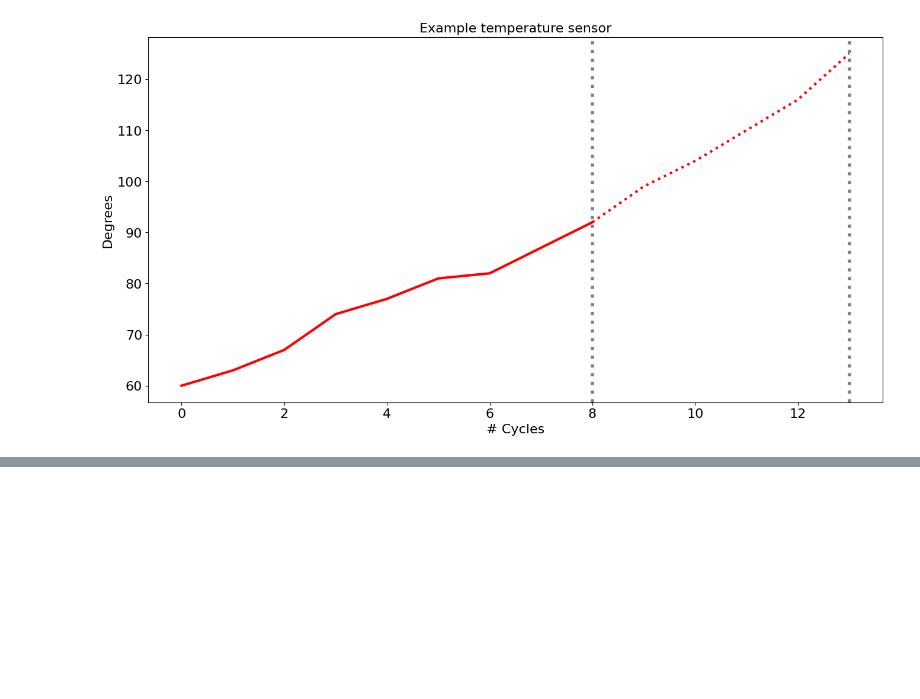
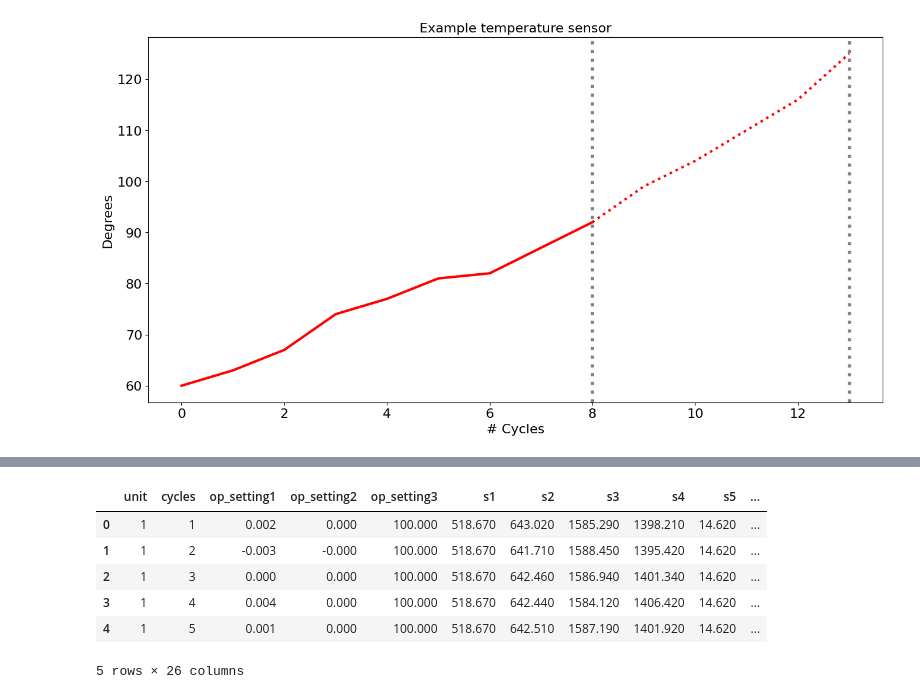
Before and after one commit to ecscioni/rul_prediction, a Jupyter notebook: FD001.ipynb, the cells around one changed output, grey strips where cells are left out. Saved outputs shown, nothing was run; the diff lists cells and outputs as text; code cells hidden in the pictures; blank space fills up the shorter version.

```diff
--- a/FD001.ipynb
+++ b/FD001.ipynb
@@ -59,0 +138,10 @@ plt.show()
+# %%
+test.head()
+# %% [output]
+|  | unit | cycles | op_setting1 | op_setting2 | op_setting3 | s1 | s2 | s3 | s4 | s5 | ... |
+| 0 | 1 | 1 | 0.002 | 0.000 | 100.000 | 518.670 | 643.020 | 1585.290 | 1398.210 | 14.620 | ... |
+| 1 | 1 | 2 | -0.003 | -0.000 | 100.000 | 518.670 | 641.710 | 1588.450 | 1395.420 | 14.620 | ... |
+| 2 | 1 | 3 | 0.000 | 0.000 | 100.000 | 518.670 | 642.460 | 1586.940 | 1401.340 | 14.620 | ... |
+| 3 | 1 | 4 | 0.004 | 0.000 | 100.000 | 518.670 | 642.440 | 1584.120 | 1406.420 | 14.620 | ... |
+| 4 | 1 | 5 | 0.001 | 0.000 | 100.000 | 518.670 | 642.510 | 1587.190 | 1401.920 | 14.620 | ... |
+5 rows × 26 columns
```
Also changed, not shown: parts of 14 cells of this notebook.
